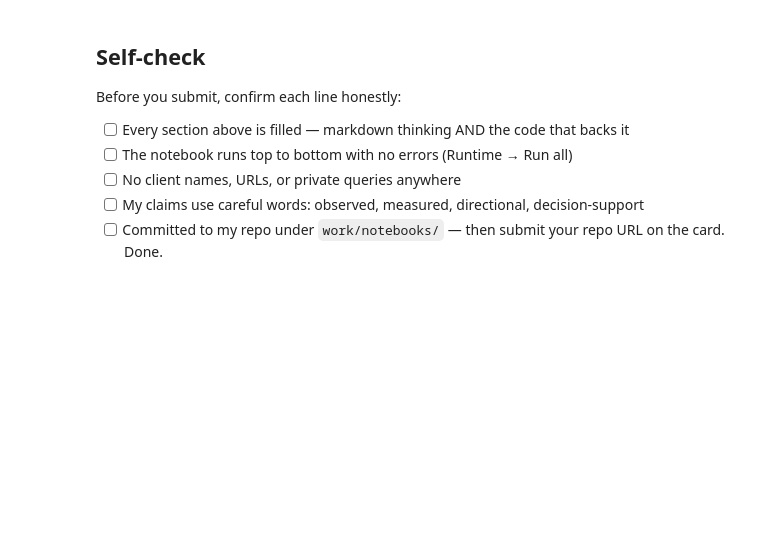
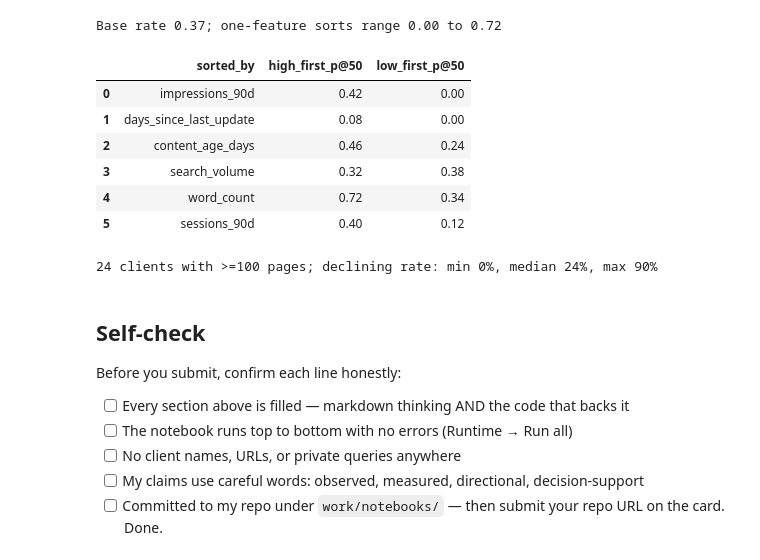
Before and after one commit to Syed-Attique/FlyRank-Internship, a Jupyter notebook: work/notebooks/w02_ml_task_framing.ipynb, the cells around one changed output. Saved outputs shown, nothing was run; the diff lists cells and outputs as text; code cells hidden in the pictures; blank space fills up the shorter version.

```diff
--- a/work/notebooks/w02_ml_task_framing.ipynb
+++ b/work/notebooks/w02_ml_task_framing.ipynb
@@ -43,0 +93,10 @@ This skeleton is yours to fill. Work the sections **in order** — each one has
+# %%
+def precision_at_k(score, y, k=50):
+    """Share of the k highest-scored pages that are truly declining."""
+    top = np.argsort(-np.asarray(score), kind="stable")[:k]
+    return float(np.asarray(y)[top].mean())
+
+y = df["is_declining"].to_numpy()
+rng_scores = [precision_at_k(np.random.default_rng(s).random(len(df)), y) for s in range(200)]
+print(f"Base rate of is_declining: {y.mean():.3f}")
+print(f"Random-order precision@50 (mean of 200 shuffles): {np.mean(rng_scores):.3f}")
@@ -44,3 +152,27 @@ This skeleton is yours to fill. Work the sections **in order** — each one has
+# %%
+# (a) Twelve one-feature sorts: 6 columns x 2 directions, top-50 precision against base rate
+rows = []
+for col in ["impressions_90d", "days_since_last_update", "content_age_days", "search_volume", "word_count", "sessions_90d"]:
+    s = df[col].fillna(0)
+    rows.append((col, precision_at_k(s, y), precision_at_k(-s, y)))
+sorts = pd.DataFrame(rows, columns=["sorted_by", "high_first_p@50", "low_first_p@50"]).round(2)
+print(f"Base rate {y.mean():.2f}; one-feature sorts range {sorts[['high_first_p@50','low_first_p@50']].min().min():.2f} to {sorts[['high_first_p@50','low_first_p@50']].max().max():.2f}")
+display(sorts)
+
+# (b) Label rate per client (clients with at least 100 pages)
+by_client = df.groupby("client_id").agg(pages=("is_declining", "size"), declining_rate=("is_declining", "mean"))
+by_client = by_client[by_client["pages"] >= 100]
+print(f"{len(by_client)} clients with >=100 pages; declining rate: min {by_client['declining_rate'].min():.0%}, median {by_client['declining_rate'].median():.0%}, max {by_client['declining_rate'].max():.0%}")
+# %% [output]
+Base rate 0.37; one-feature sorts range 0.00 to 0.72
+|  | sorted_by | high_first_p@50 | low_first_p@50 |
+| 0 | impressions_90d | 0.42 | 0.00 |
+| 1 | days_since_last_update | 0.08 | 0.00 |
+| 2 | content_age_days | 0.46 | 0.24 |
+| 3 | search_volume | 0.32 | 0.38 |
+| 4 | word_count | 0.72 | 0.34 |
+| 5 | sessions_90d | 0.40 | 0.12 |
+24 clients with >=100 pages; declining rate: min 0%, median 24%, max 90%
 # %% [markdown]
 ## Self-check
 
```
Also changed, not shown: parts of 19 cells of this notebook.
